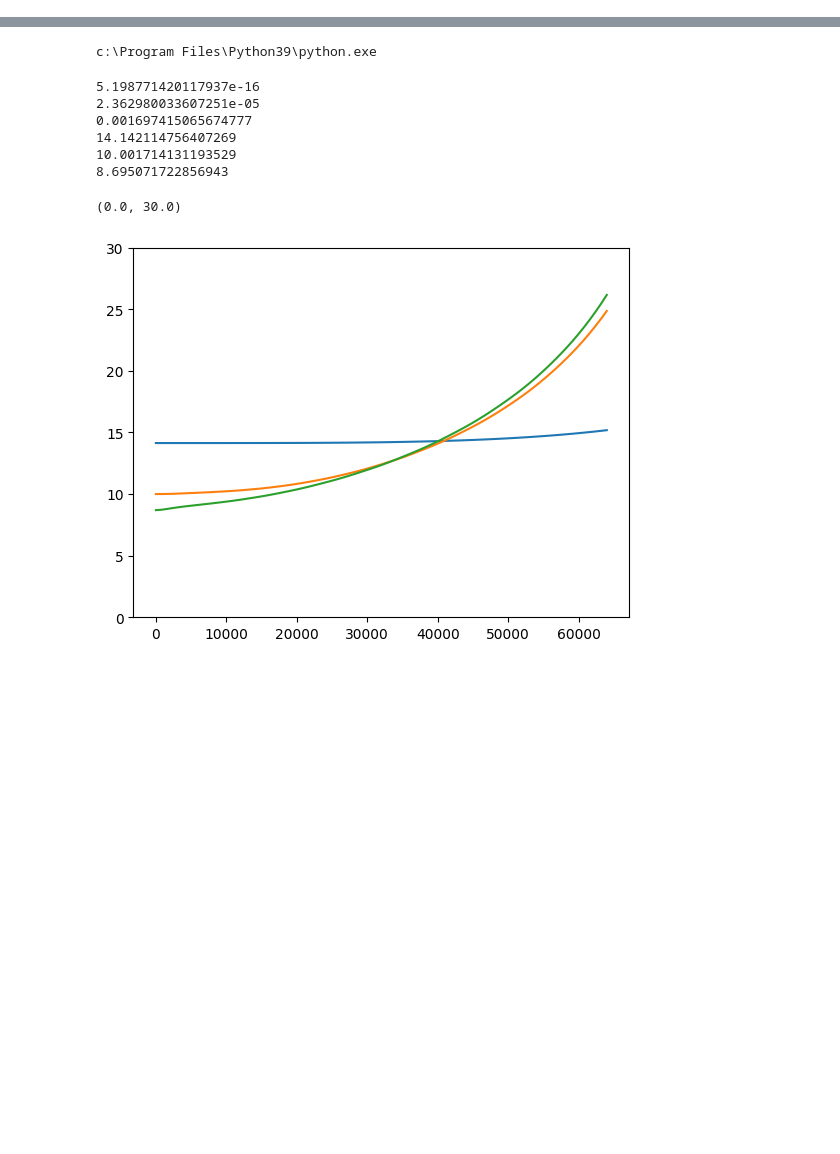
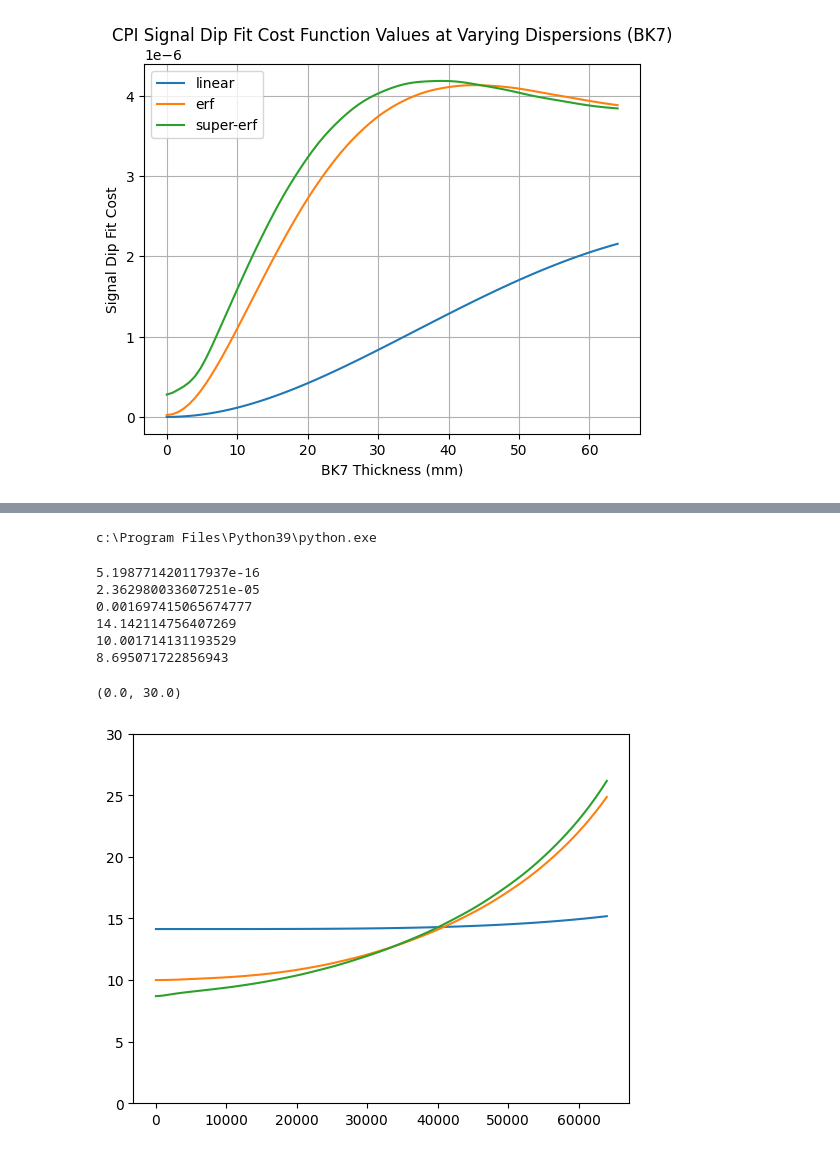
Before and after one commit to unaa-r/CPI_Project, a Jupyter notebook: dips_processing.ipynb, the cells around one changed output, grey strips where cells are left out. Cells and saved outputs as stored; diff of their text form; code cells hidden in the pictures; blank space fills up the shorter version.

```diff
--- a/dips_processing.ipynb
+++ b/dips_processing.ipynb
@@ -97,0 +118,12 @@ plt.ylim(0, 30)
+# %%
+plt.plot(Lvals, linear_chi2, label = "linear")
+plt.plot(Lvals, erf_chi2, label = "erf")
+plt.plot(Lvals, super_erf_chi2, label = "super-erf")
+plt.xlabel("BK7 Thickness (mm)")
+plt.ylabel("Signal Dip Fit Cost")
+plt.legend()
+plt.grid()
+plt.title('CPI Signal Dip Fit Cost Function Values at Varying Dispersions (BK7)')
+plt.gca().xaxis.set_major_formatter(ticker.FuncFormatter(lambda x, _: f"{x/1000:.0f}"))
+# %% [output]
+[figure, added]
```
Also changed, not shown: parts of 6 cells of this notebook, 15 other files.
